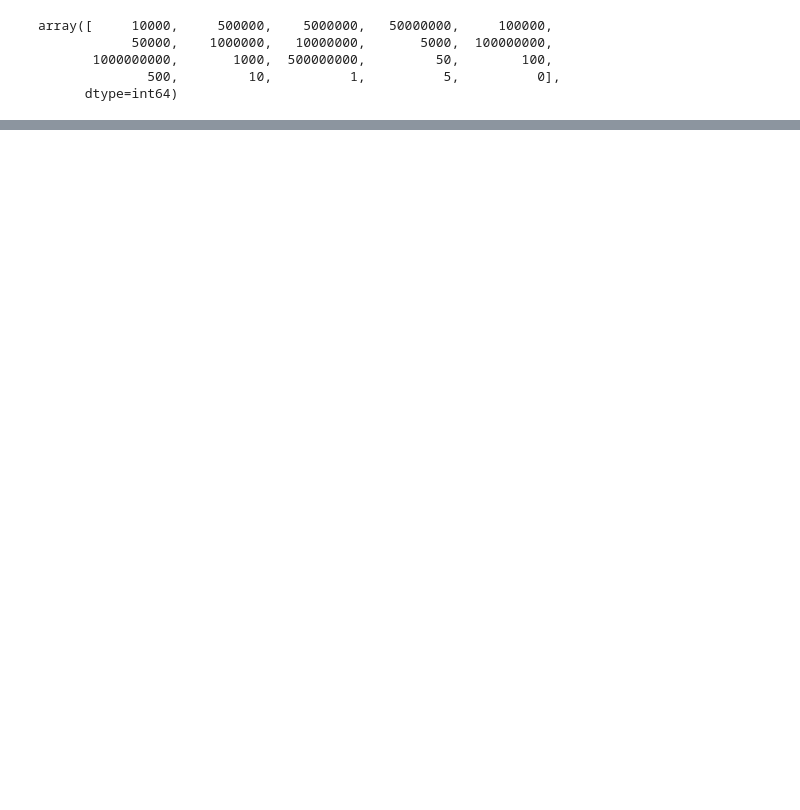
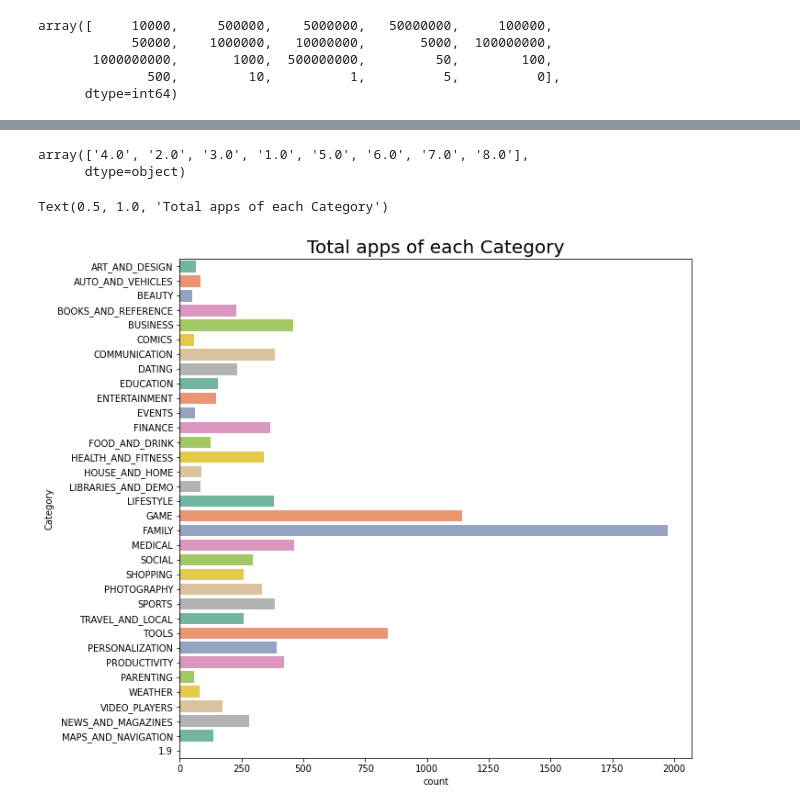
Before and after one commit to AdityaSolanki189/PythonProjects, a Jupyter notebook: GooglePS_DataAnalysis/GPlaydata_Analysis_final.ipynb, the cells around one changed output, grey strips where cells are left out. Drawn from its saved outputs; the diff is of its cells as text; code cells hidden in the pictures; blank space fills up the shorter version.

```diff
--- a/GooglePS_DataAnalysis/GPlaydata_Analysis_final.ipynb
+++ b/GooglePS_DataAnalysis/GPlaydata_Analysis_final.ipynb
@@ -175,13 +152,18 @@ array([1.90e+01, 1.40e+01, 8.70e+00, 2.50e+01, 2.80e+00, 5.60e+00,
 # %%
 # Here, The sizes will be converted into Kilobytes. Those of which are equal to 'Varies with device' will be turned into 'NaN', because it may cause false fluctuations in Visualization.
-data['Size'] = data['Size'].apply(lambda x: str(x).replace('Varies with device', 'NaN') if 'Varies with device' in str(x) else x)
+""" data['Size'] = data['Size'].apply(lambda x: str(x).replace('Varies with device', 'NaN') if 'Varies with device' in str(x) else x)
 
-data['Size'] = data['Size'].apply(lambda x: str(x).replace('k', '') if 'k' in str(x) else x)
+data['Size'] = data['Size'].apply(lambda x: str(x).replace('M', '') if 'M' in str(x) else x)
 data['Size'] = data['Size'].apply(lambda x: str(x).replace(',', '') if ',' in str(x) else x)
 data['Size'] = data['Size'].apply(lambda x: str(x).replace('+', '') if '+' in str(x) else x)
-data['Size'] = data['Size'].apply(lambda x: str(x).replace('M', '') * 1000 if 'M' in str(x) else x)
+data['Size'] = data['Size'].apply(lambda x: float(str(x).replace('k', '')/1000 if 'k' in str(x) else x))
 
-data['Size'] = data['Size'].apply(lambda x: int(x))
+data['Size'] = data['Size'].apply(lambda x: float(x))
 
+data['Size'].unique() """
+
+data['Size'].replace('Varies with device', np.nan, inplace = True )
+data['Size']=data['Size'].str.extract(r'([\d\.]+)', expand=False).astype(float) * \
+data['Size'].str.extract(r'([kM]+)', expand=False).fillna(1).replace(['k','M'],[1,1000]).astype(int)
 data['Size'].unique()
 # %% [output]
@@ -188,0 +205,7 @@ ValueError: cannot convert float NaN to integer
+# %%
+# Here, The '$' sign has to be Removed. Those of which are equal to 'Everyone' will be turned into 'NaN', because it may cause false fluctuations in Visualization.
+data['Price'] = data['Price'].apply(lambda x: str(x).replace('Everyone', 'NaN') if 'Everyone' in str(x) else x)
+data['Price'] = data['Price'].apply(lambda x: str(x).replace('$', '') if '$' in str(x) else str(x))
+data['Price'] = data['Price'].apply(lambda x: float(x))
+
+data['Price'].unique()
@@ -188,0 +230,3 @@ ValueError: cannot convert float NaN to integer
+# %%
+# Since, each App mostly has different amount of reviews, we'll leave them as it is adn convert it to dtype= 'int'
+data['Reviews'] = pd.to_numeric(data['Reviews'],errors='coerce')
@@ -188,0 +246,29 @@ ValueError: cannot convert float NaN to integer
+# %%
+# Here, we will try to make the Data more easy to read
+data['Android Ver'].replace(to_replace=['4.4W and up','Varies with device'], value=['4.4','1.0'],inplace=True)
+data['Android Ver'].replace({k: '1.0' for k in ['1.0','1.0 and up','1.5 and up','1.6 and up']},inplace=True)
+data['Android Ver'].replace({k: '2.0' for k in ['2.0 and up','2.0.1 and up','2.1 and up','2.2 and up','2.2 - 7.1.1','2.3 and up','2.3.3 and up']},inplace=True)
+data['Android Ver'].replace({k: '3.0' for k in ['3.0 and up','3.1 and up','3.2 and up']},inplace=True)
+data['Android Ver'].replace({k: '4.0' for k in ['4.0 and up','4.0.3 and up','4.0.3 - 7.1.1','4.1 and up','4.1 - 7.1.1','4.2 and up','4.3 and up','4.4','4.4 and up']},inplace=True)
+data['Android Ver'].replace({k: '5.0' for k in ['5.0 - 6.0','5.0 - 7.1.1','5.0 - 8.0','5.0 and up','5.1 and up']},inplace=True)
+data['Android Ver'].replace({k: '6.0' for k in ['6.0 and up']},inplace=True)
+data['Android Ver'].replace({k: '7.0' for k in ['7.0 - 7.1.1','7.0 and up','7.1 and up']},inplace=True)
+data['Android Ver'].replace({k: '8.0' for k in ['8.0 and up']},inplace=True)
+data['Android Ver'].fillna('1.0', inplace=True)
+# %%
+data['Android Ver'].unique()
+
+# Now, the data is much easier to understand.
+# %% [output]
+array(['4.0', '2.0', '3.0', '1.0', '5.0', '6.0', '7.0', '8.0'],
+      dtype=object)
+# %%
+# DATA VISUALIZATION BEGINS NOW
+
+# Total Apps In Each Category
+plt.figure(figsize=(10,10))
+g = sns.countplot(y="Category",data=data, palette = "Set2")
+plt.title('Total apps of each Category',size = 20)
+# %% [output]
+Text(0.5, 1.0, 'Total apps of each Category')
+[figure, added]
```
Also changed, not shown: parts of 17 cells of this notebook, 1 other file.
